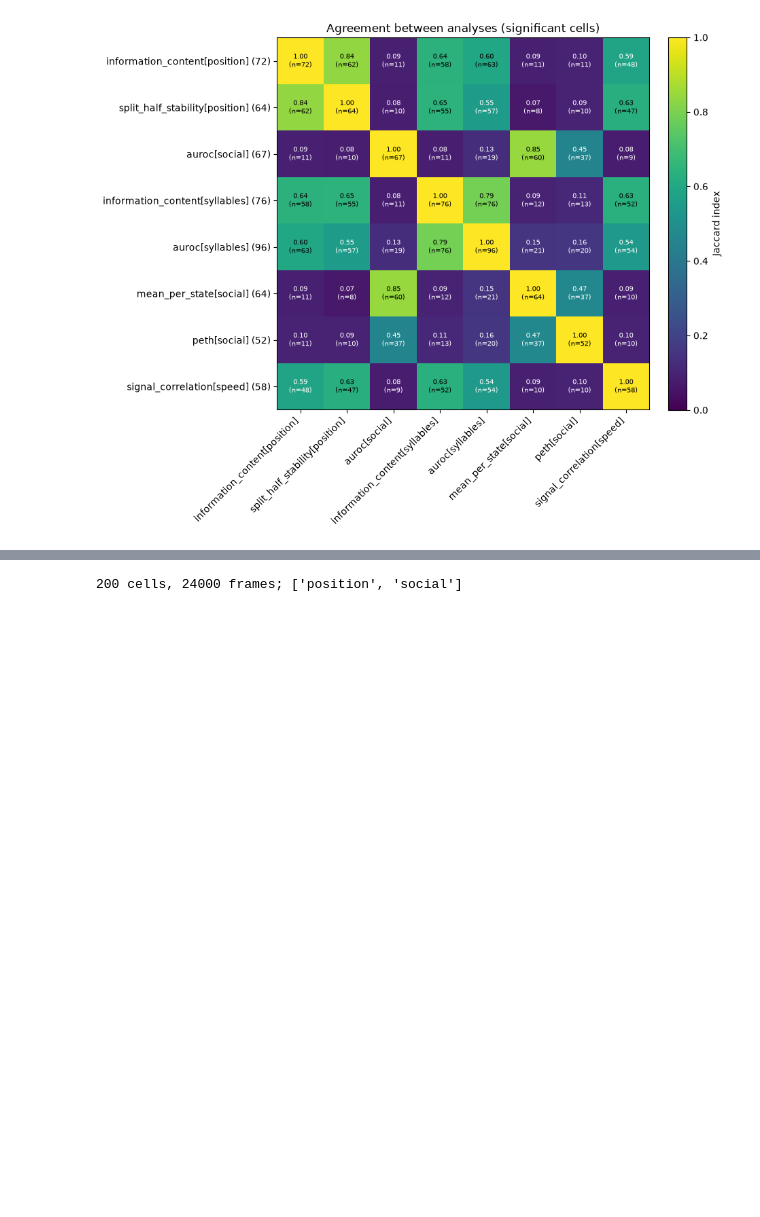
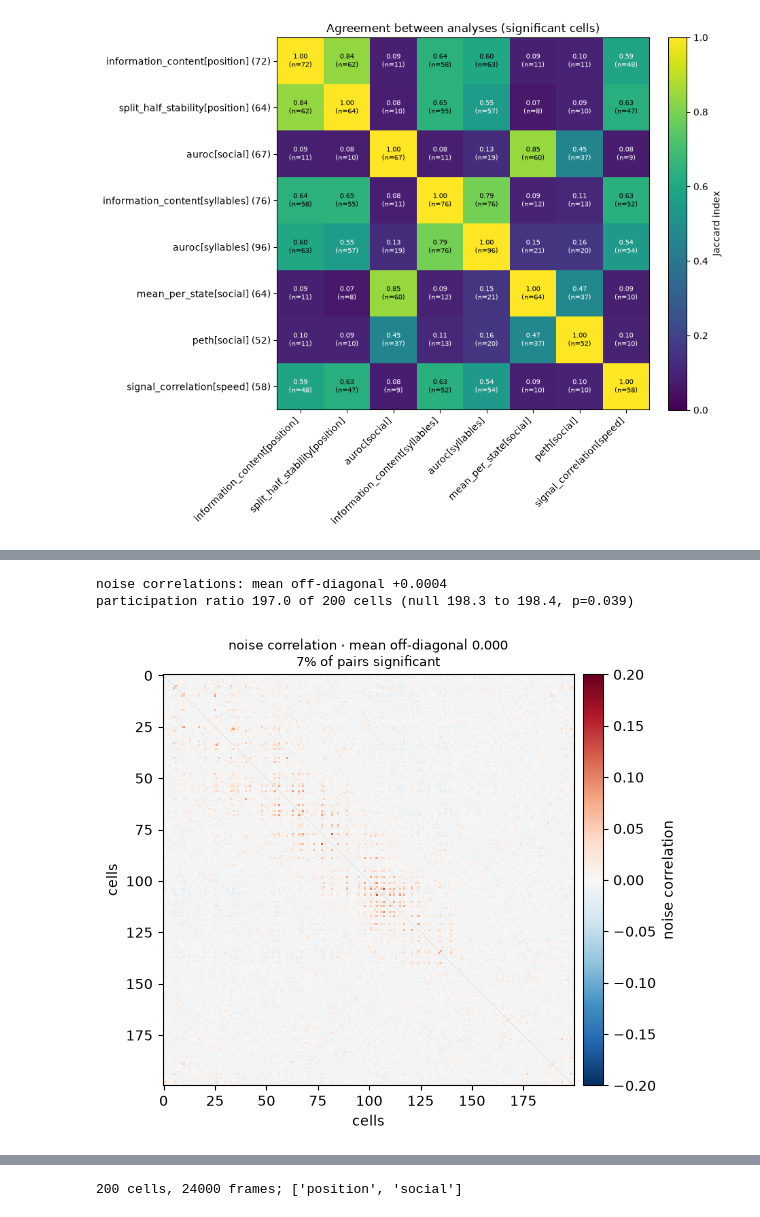
Before and after one commit to miniscope/CaBaNA, a Jupyter notebook: notebooks/cabana_demo.ipynb, the cells around one changed output, grey strips where cells are left out. Cells and saved outputs as stored; diff of their text form; code cells hidden in the pictures; blank space fills up the shorter version.

```diff
--- a/notebooks/cabana_demo.ipynb
+++ b/notebooks/cabana_demo.ipynb
@@ -1146,0 +1192,19 @@ plt.show()
+# %%
+cs = {"name": "cell_shift", "min_pair_separation_s": 2.0}
+pop_pipe2 = Pipeline(analyses=[
+    AnalysisSpec(name="noise_corr", metric={"name": "pairwise_correlation", "kind": "noise"},
+                 states="syllables", shuffle=ShuffleConfig(n_shuffles=50, null=cs, seed=17)),
+    AnalysisSpec(name="pr", metric={"name": "participation_ratio"}, states="syllables",
+                 shuffle=ShuffleConfig(n_shuffles=50, null=cs, seed=18)),
+])
+_, pr_res = pop_pipe2.run(session)
+nc, pr = pr_res["noise_corr"], pr_res["pr"]
+print(f"noise correlations: mean off-diagonal {float(np.ravel(nc.extras['mean_offdiag'])[0]):+.4f}")
+print(f"participation ratio {pr.values[0]:.1f} of {session.n_cells} cells "
+      f"(null {pr.shuffle.null_lo[0]:.1f} to {pr.shuffle.null_hi[0]:.1f}, p={pr.shuffle.p_value[0]:.3f})")
+fig = cabana.plots.plot_pairwise_matrix(nc, vmin=-0.2, vmax=0.2)   # weak coupling: narrow colour range
+plt.show()
+# %% [output]
+noise correlations: mean off-diagonal +0.0004
+participation ratio 197.0 of 200 cells (null 198.3 to 198.4, p=0.039)
+[figure, added]
```
Also changed, not shown: parts of 15 cells of this notebook, 10 other files.
